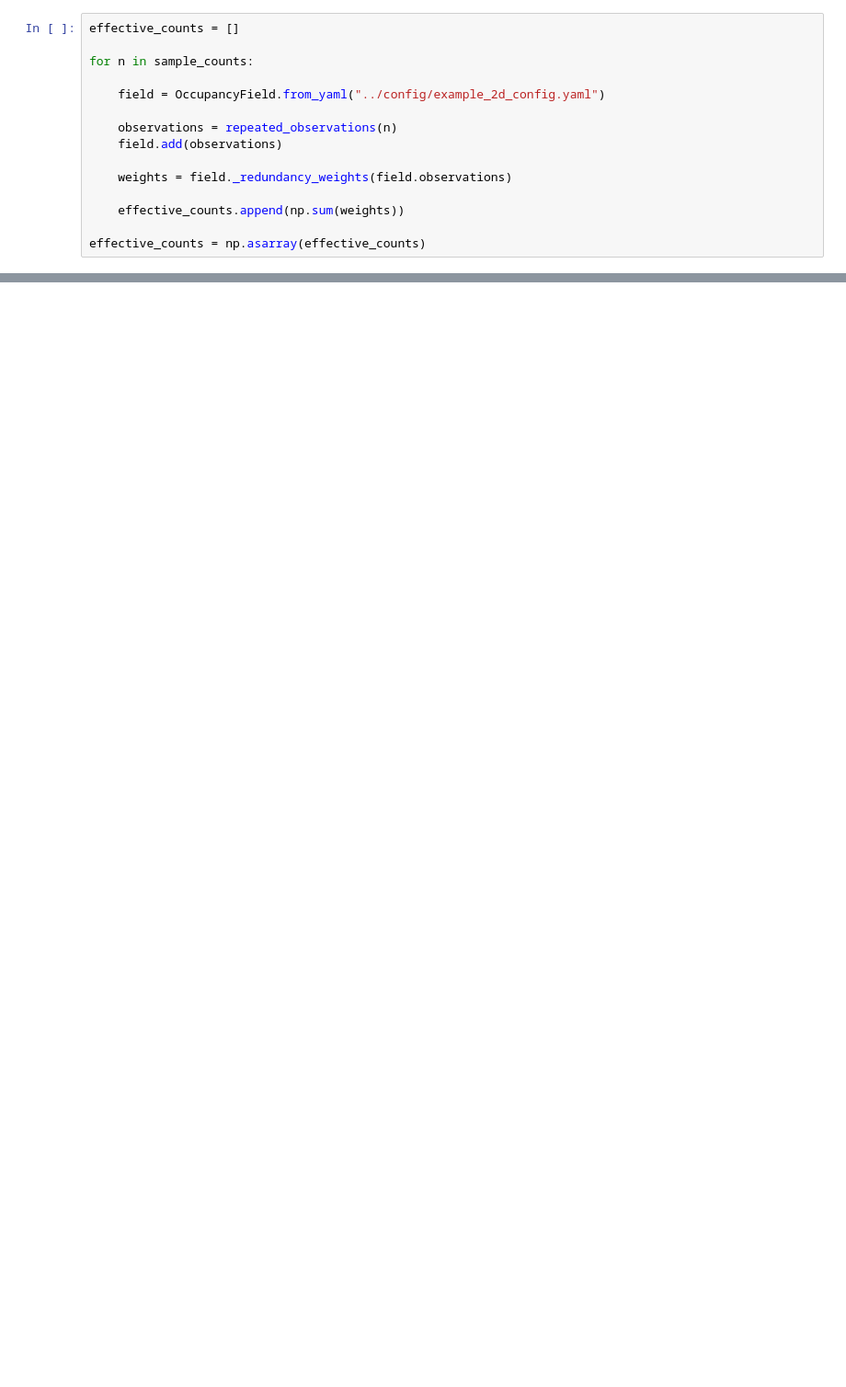
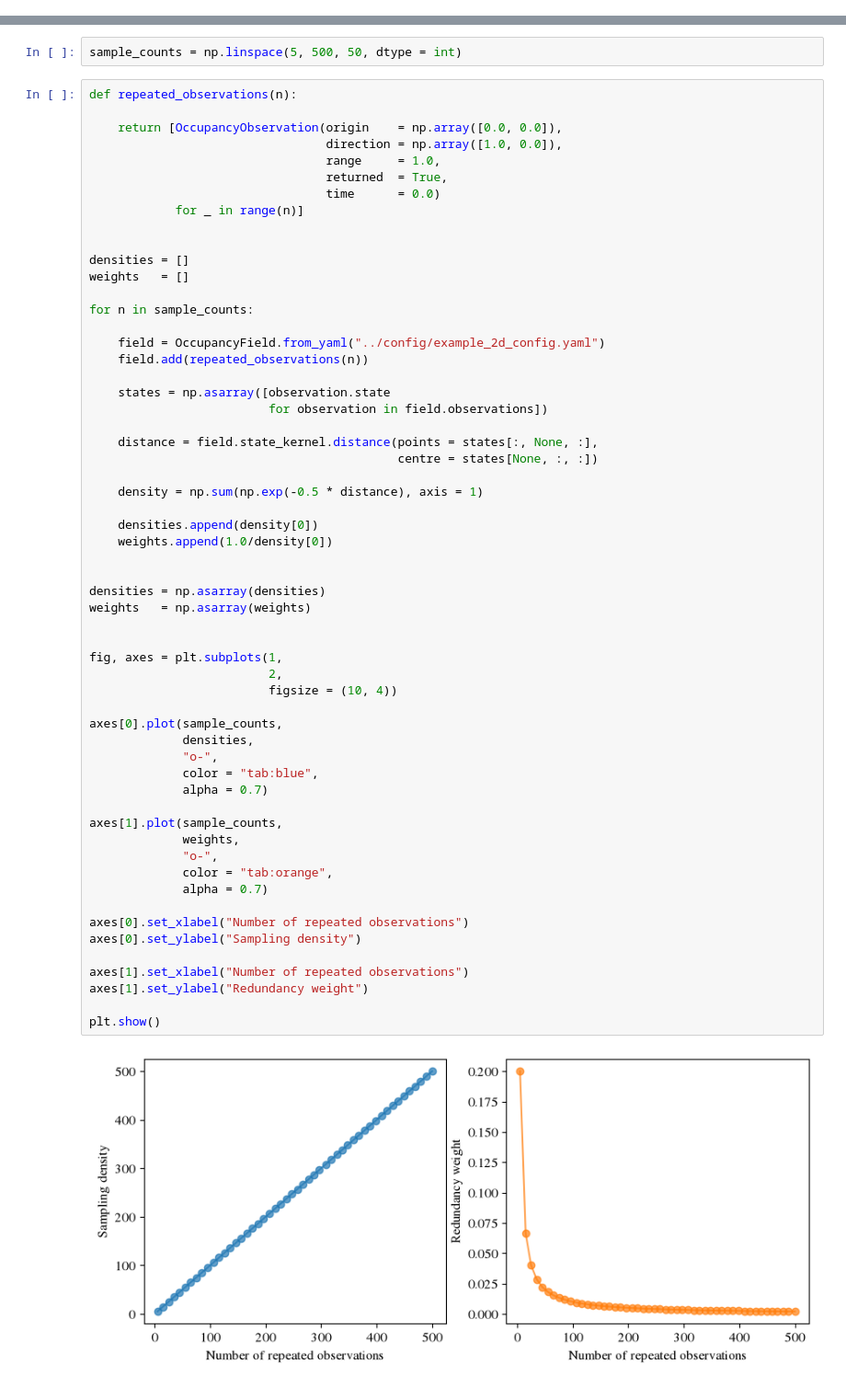
Before and after one commit to Jampar/beta-evidence-fields, a Jupyter notebook: examples/03_sampling_density.ipynb, the cells around one changed output, grey strips where cells are left out. Shown at 92% size. Cells and saved outputs as stored; diff of their text form; blank space fills up the shorter version.

```diff
--- a/examples/03_sampling_density.ipynb
+++ b/examples/03_sampling_density.ipynb
@@ -59,15 +0,0 @@ def repeated_observations(n):
-# %%
-effective_counts = []
-
-for n in sample_counts:
-
-    field = OccupancyField.from_yaml("../config/example_2d_config.yaml")
-
-    observations = repeated_observations(n)
-    field.add(observations)
-
-    weights = field._redundancy_weights(field.observations)
-
-    effective_counts.append(np.sum(weights))
-
-effective_counts = np.asarray(effective_counts)
@@ -427,0 +48,62 @@ The resulting evidence therefore reflects coverage of sensor-state space rather
+# %%
+sample_counts = np.linspace(5, 500, 50, dtype = int)
+# %%
+def repeated_observations(n):
+
+    return [OccupancyObservation(origin    = np.array([0.0, 0.0]),
+                                 direction = np.array([1.0, 0.0]),
+                                 range     = 1.0,
+                                 returned  = True,
+                                 time      = 0.0)
+            for _ in range(n)]
+
+
+densities = []
+weights   = []
+
+for n in sample_counts:
+
+    field = OccupancyField.from_yaml("../config/example_2d_config.yaml")
+    field.add(repeated_observations(n))
+
+    states = np.asarray([observation.state
+                         for observation in field.observations])
+
+    distance = field.state_kernel.distance(points = states[:, None, :],
+                                           centre = states[None, :, :])
+
+    density = np.sum(np.exp(-0.5 * distance), axis = 1)
+
+    densities.append(density[0])
+    weights.append(1.0/density[0])
+
+
+densities = np.asarray(densities)
+weights   = np.asarray(weights)
+
+
+fig, axes = plt.subplots(1,
+                         2,
+                         figsize = (10, 4))
+
+axes[0].plot(sample_counts,
+             densities,
+             "o-",
+             color = "tab:blue",
+             alpha = 0.7)
+
+axes[1].plot(sample_counts,
+             weights,
+             "o-",
+             color = "tab:orange",
+             alpha = 0.7)
+
+axes[0].set_xlabel("Number of repeated observations")
+axes[0].set_ylabel("Sampling density")
+
+axes[1].set_xlabel("Number of repeated observations")
+axes[1].set_ylabel("Redundancy weight")
+
+plt.show()
+# %% [output]
+[figure, added]
```
Also changed, not shown: parts of 35 cells of this notebook, 7 other files.
